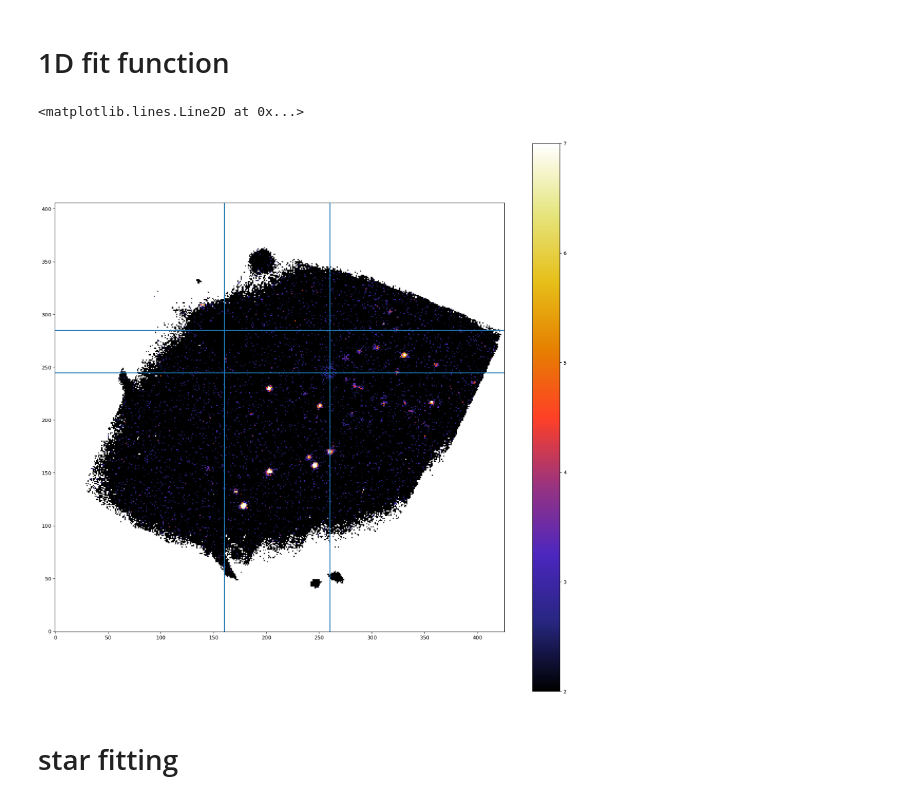
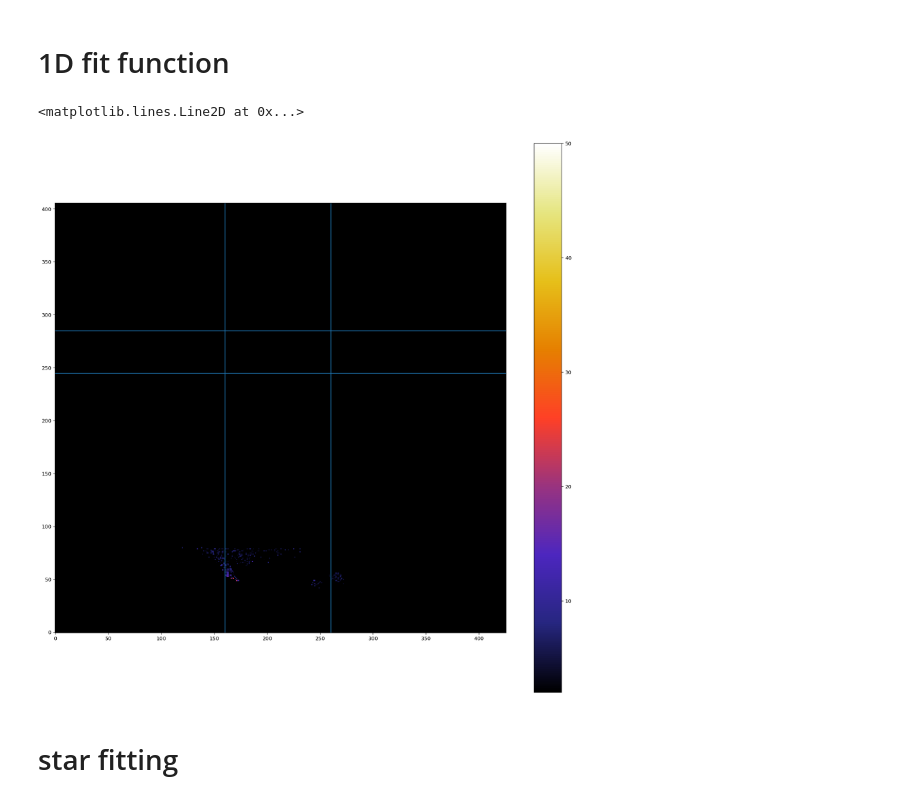
Before and after one commit to tspriggs/MUSE_PNe_fitting, a Jupyter notebook: 1D FCC277.ipynb, the cells around one changed output. Cells and saved outputs as stored; diff of their text form; code cells hidden in the pictures.

```diff
--- a/1D FCC277.ipynb
+++ b/1D FCC277.ipynb
@@ -113,10 +113,10 @@ def Gaussian_1D_res_full(params, l, data, error, spec_num):
 params = Parameters()
 params.add("Amp_OIII_5007",value=70., min=0.001)
 params.add("Amp_OIII_4959",expr="Amp_OIII_5007/3")
-params.add("Amp_Hb",value=20., min=0.001)
-params.add("Amp_Ha",value=20., min=0.001)
-params.add("Amp_NII_1",value=20., min=0.001)
-params.add("Amp_NII_2",value=20., min=0.001)
+params.add("Amp_Hb",value=10., min=0.001)
+params.add("Amp_Ha",value=10., min=0.001)
+params.add("Amp_NII_1",value=5., min=0.001)
+params.add("Amp_NII_2",value=5., min=0.001)
 
 params.add("wave_OIII_5007", value=5035., min=5000., max=5080.)
 params.add("wave_OIII_4959", expr="wave_OIII_5007 - 47.9399")
@@ -126,7 +126,7 @@ params.add("wave_NII_1", expr="wave_OIII_5007 + 1541.621 * (1+{0})".format(z))
 params.add("wave_NII_2", expr="wave_OIII_5007 + 1577.031 * (1+{0})".format(z))
 
 params.add("FWHM", value=2.81, vary=False) # LSF
-params.add("Gauss_bkg", value=0.001, min=-500., max=500.)
+params.add("Gauss_bkg", value=0.001)#, min=-500., max=500.)
 params.add("Gauss_grad", value=0.001)
 
 list_of_std = np.array([np.abs(np.std(spec)) for spec in raw_data_list])
@@ -146,7 +146,7 @@ for spec_n in raw_data_list_fitted:
 # %%
 gauss_A_OIII_5007 = [A[0] for A in best_fit_A]
 gauss_A_OIII_4959 = [A[1] for A in best_fit_A]
-gauss_A_Hb = [A[2] for A in best_fit_A]
+gauss_A_Hb = np.array([A[2] for A in best_fit_A])
 gauss_A_Ha = [A[3] for A in best_fit_A]
 gauss_A_N_II_1 = [A[4] for A in best_fit_A]
 gauss_A_N_II_2 = [A[5] for A in best_fit_A]
@@ -176,17 +176,17 @@ A_rN_shape = A_rN.reshape(y_data,x_data)
 Gauss_F_shape = Gauss_F.reshape(y_data, x_data)
 # %%
 plt.figure(figsize=(20,20))
-plt.imshow(A_rN_shape, origin="lower", cmap="CMRmap", vmin=2, vmax=7)
+plt.imshow(gauss_A_Hb.reshape(y_data,x_data), origin="lower", cmap="CMRmap", vmin=2, vmax=50)
 plt.colorbar()
 
 plt.axhline(245)
 plt.axvline(260)
 
 plt.axhline(285)
 plt.axvline(160)
 # %% [output]
 <matplotlib.lines.Line2D at 0x...>
-[figure, old version]
+[figure, new version]
 # %% [markdown]
 # star fitting
 # %%
```
Also changed, not shown: parts of 1 cell of this notebook, 7 other files.
